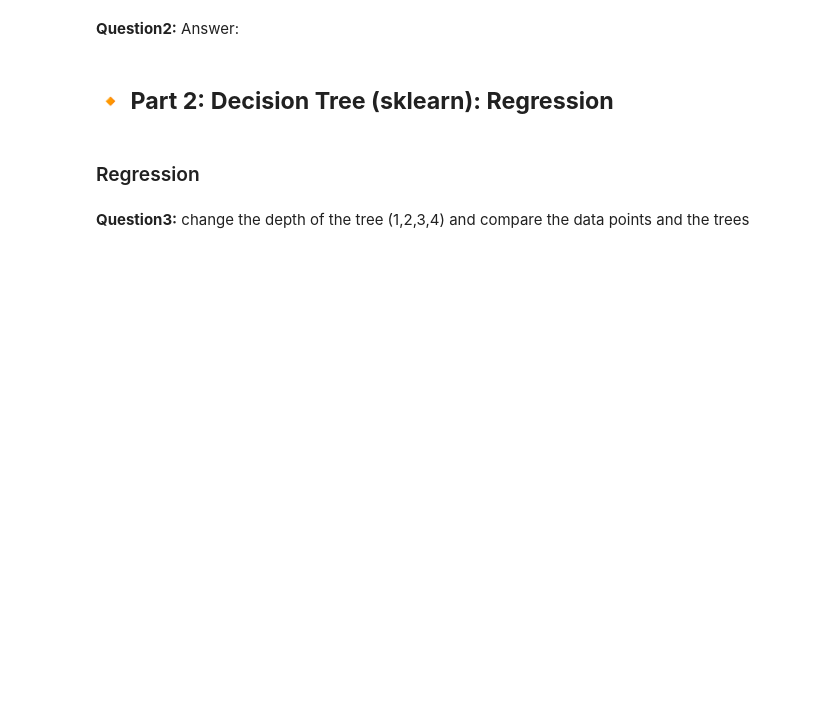
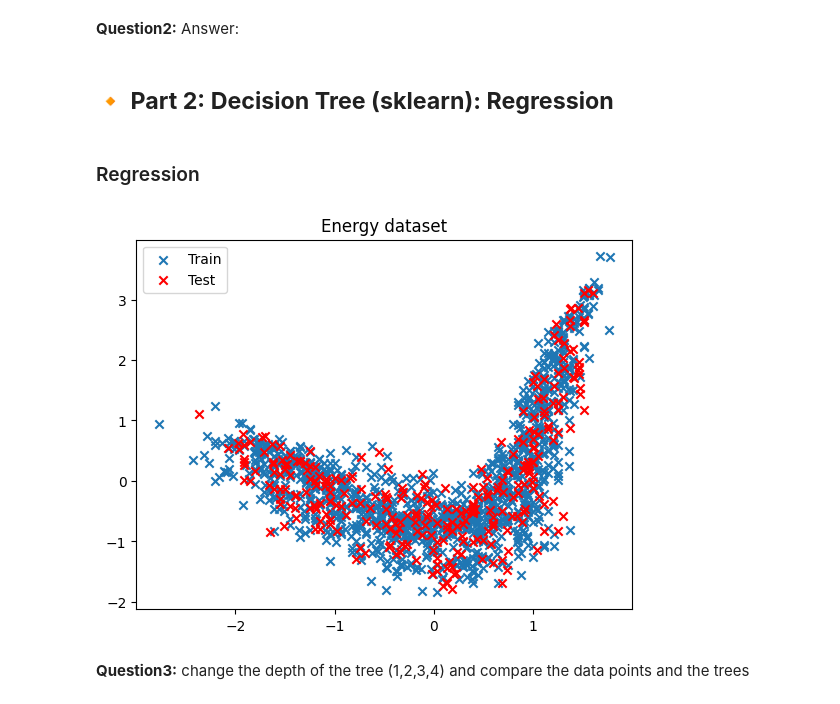
Before and after one commit to viviantram03/labb-1, a Jupyter notebook: Lab2.1-decision_trees.ipynb, the cells around one changed output. Cells and saved outputs as stored; diff of their text form; code cells hidden in the pictures; blank space fills up the shorter version.

```diff
--- a/Lab2.1-decision_trees.ipynb
+++ b/Lab2.1-decision_trees.ipynb
@@ -340,22 +347,26 @@ from sklearn import tree
 # %% [markdown]
 ### Regression
 # %%
-df = .....................................................     #(14) read csv train energy dataset with pandas
-train_set = np.array(df)
+df_train = pd.read_csv('https://raw.githubusercontent.com/Azadshokrollahi/Artificial-intelligence-for-data-science-/refs/heads/main/Lab2-Data/energy-train-l.csv', header=0)     #(14) read csv train energy dataset with pandas
+train_set = np.array(df_train)
 
 x_train = train_set[:, :-1]
-y_train = train_set[:, -1:]
+y_train = train_set[:, -1]
 
-df = ................................................           #(15) read csv test energy dataset with pandas
-test_set = np.array(df)
+df_test = pd.read_csv('https://raw.githubusercontent.com/Azadshokrollahi/Artificial-intelligence-for-data-science-/refs/heads/main/Lab2-Data/energy-test-l.csv', header=0)           #(15) read csv test energy dataset with pandas
+test_set = np.array(df_test)
 
 x_test = test_set[:, :-1]
-y_test = test_set[:, -1:]
+y_test = test_set[:, -1]
 
-plt.scatter(x_train, y_train, marker='x')
-plt.scatter(x_test, y_test, c='r', marker='x')
+plt.scatter(x_train.ravel(), y_train, marker='x')
+plt.scatter(x_test.ravel(), y_test, c='r', marker='x')
 
 plt.legend(['Train', 'Test'])
+plt.title("Energy dataset")
+plt.show()
+# %% [output]
+[figure, added]
 # %% [markdown]
 <font color='#GG15D'>**Question3:**</font> <font color='#EE15D'> change the depth of the tree (1,2,3,4) and compare the data points and the trees
 # %%
```
Also changed, not shown: parts of 11 cells of this notebook.
